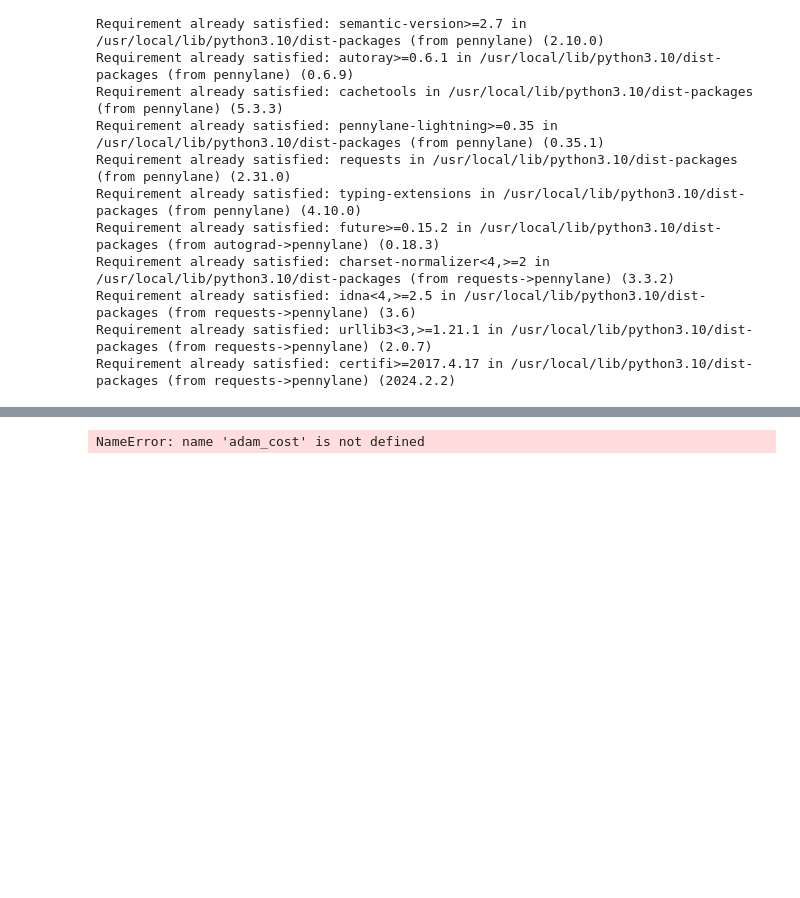
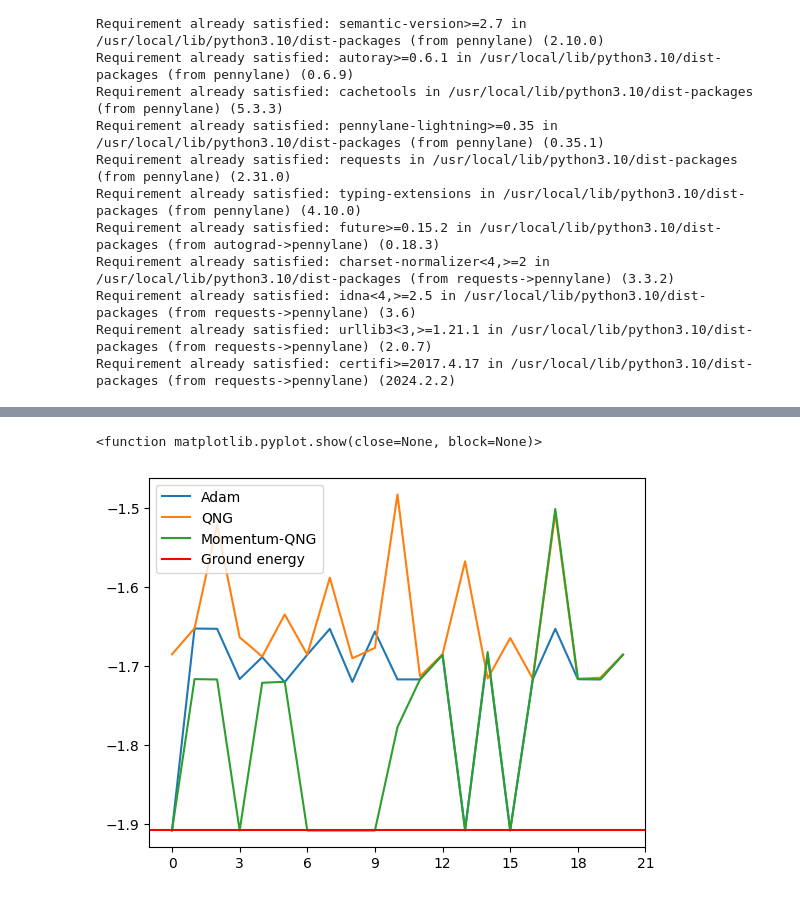
Before and after one commit to borbysh/Momentum-QNG, a Jupyter notebook: Portfolio_optimization.ipynb, the cells around one changed output, grey strips where cells are left out. Drawn from its saved outputs; the diff is of its cells as text; code cells hidden in the pictures; blank space fills up the shorter version.

```diff
--- a/Portfolio_optimization.ipynb
+++ b/Portfolio_optimization.ipynb
@@ -163,11 +179,12 @@ NameError: name 'cool_steps' is not defined
 # %%
 import matplotlib.pyplot as plt
 plt.plot(adam_cost, label= "Adam")
 plt.plot(qng_cost, label= "QNG")
 plt.plot(mqng_cost, label= "Momentum-QNG")
 plt.axhline(y=-1.9083156, color='r', linestyle='-', label = "Ground energy")
-plt.xticks(np.arange(0, 21, step=3))
+plt.xticks(np.arange(0, 22, step=3))
 plt.legend()
 plt.show
 # %% [output]
-NameError: name 'adam_cost' is not defined
+<function matplotlib.pyplot.show(close=None, block=None)>
+[figure, added]
```
Also changed, not shown: parts of 1 cell of this notebook.
